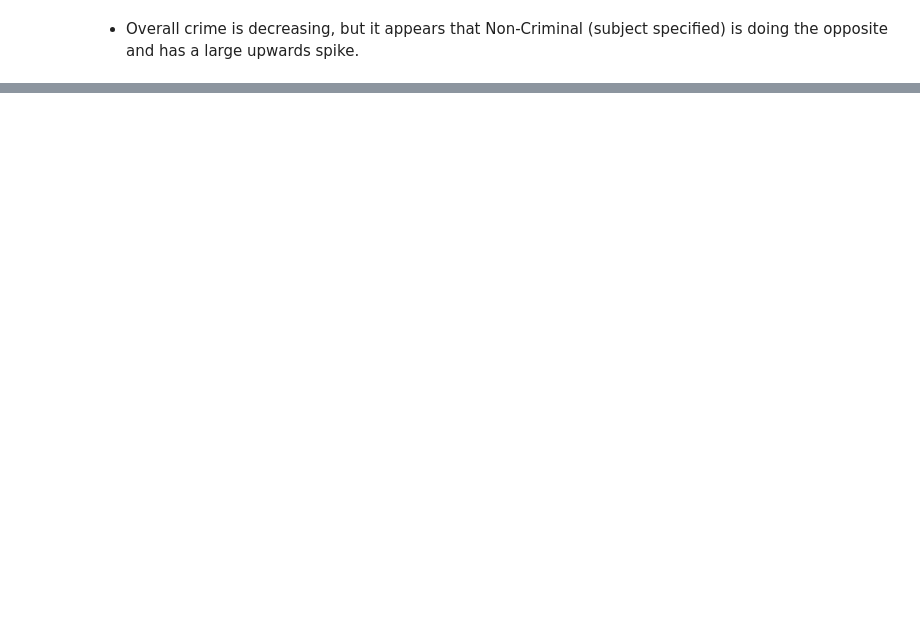
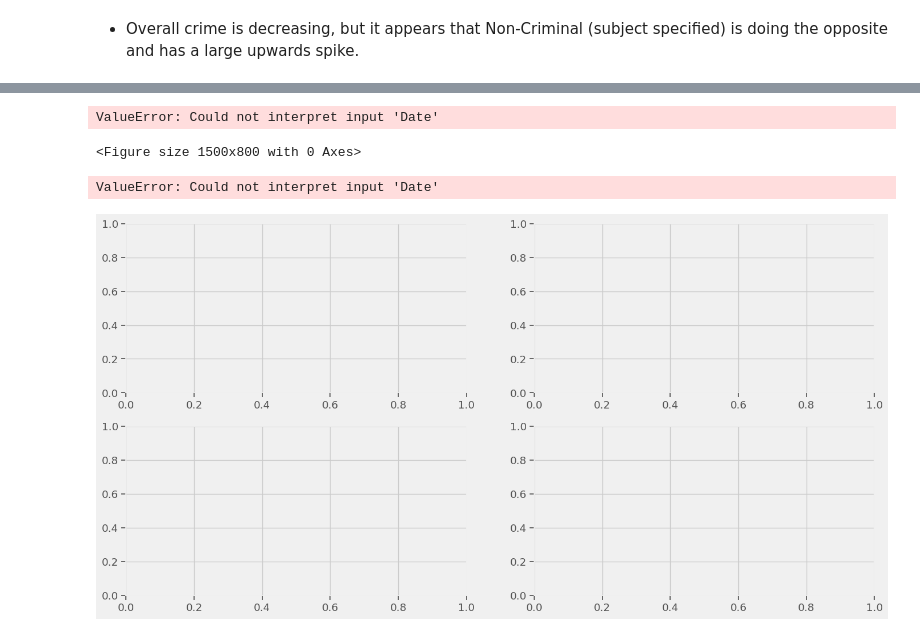
Before and after one commit to Mhoover41/Project-4-Chicago-Crime-Data, a Jupyter notebook: Project 4 Chicago Crime Data.ipynb, the cells around one changed output, grey strips where cells are left out. Saved outputs shown, nothing was run; the diff lists cells and outputs as text; code cells hidden in the pictures; blank space fills up the shorter version.

```diff
--- a/Project 4 Chicago Crime Data.ipynb
+++ b/Project 4 Chicago Crime Data.ipynb
@@ -496,0 +485,3 @@ for crime in crime_list:
+# %%
+monthly_crimes = df.groupby('Primary Type').resample("M").size()
+monthly_crimes
@@ -496,0 +502,3 @@ for crime in crime_list:
+# %%
+monthly_crimes_unstack = monthly_crimes.unstack(0)
+monthly_crimes_unstack.head()
@@ -496,0 +513,36 @@ for crime in crime_list:
+# %%
+plt.figure(figsize=(15, 8))
+sns.barplot(data=monthly_crimes_unstack, x='Date', y='Primary Type')
+
+# Set the labels and title
+plt.xlabel('Date')
+plt.ylabel('Primary Type')
+plt.title('Monthly Crimes by Type')
+
+# Customize the legend position (optional)
+plt.legend(loc='upper right')
+
+plt.show()
+# %% [output]
+ValueError: Could not interpret input 'Date'
+<Figure size 1500x800 with 0 Axes>
+# %%
+# create a figure with multiple subplots
+fig, axes = plt.subplots(nrows=2, ncols=2, figsize=(15, 8))
+
+# plot data on each subplot
+for i, ax in enumerate(axes.flatten()):
+    sns.barplot(data=monthly_crimes_unstack, x='Date', y='Primary Type', ax=ax)
+
+    # set the labels and title for each subplot
+    ax.set_xlabel('Date')
+    ax.set_ylabel('Primary Type')
+    ax.set_title(f'Monthly Crimes by Type {i+1}')
+
+# customize the legend position (optional)
+plt.legend(loc='upper right')
+
+plt.show()
+# %% [output]
+ValueError: Could not interpret input 'Date'
+[figure, added]
```
Also changed, not shown: parts of 43 cells of this notebook.
